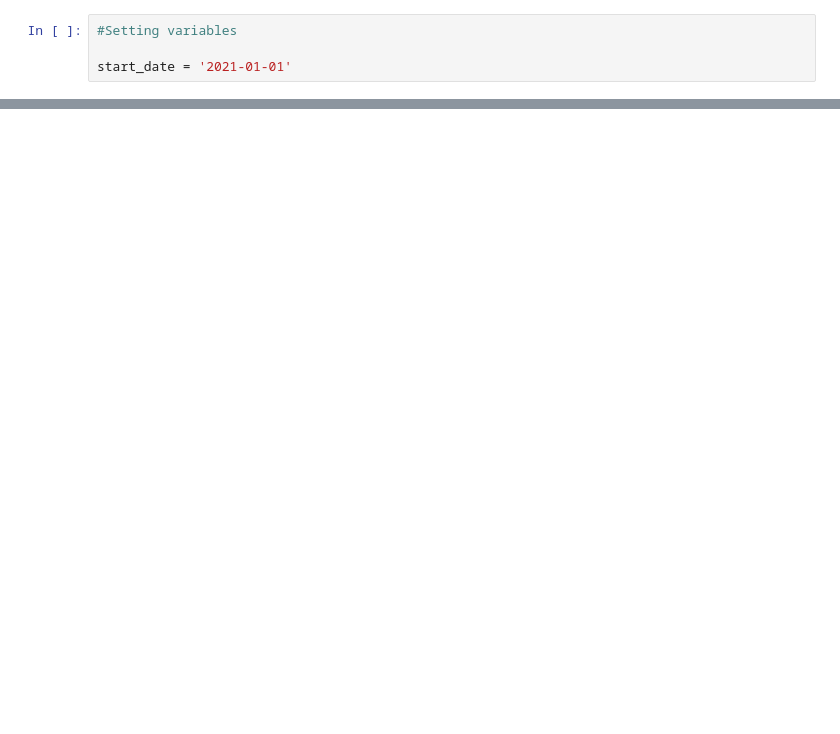
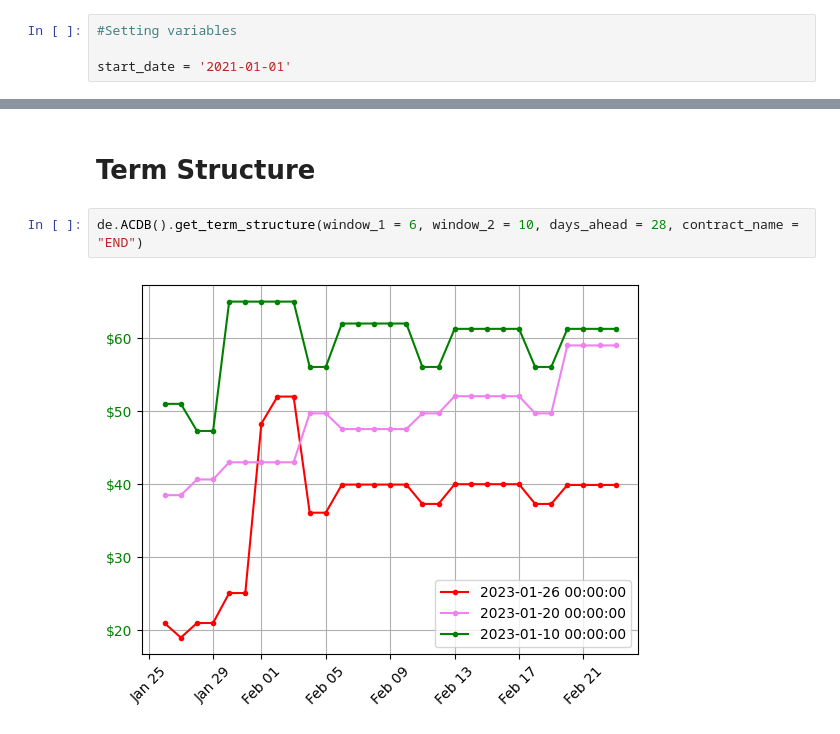
Before and after one commit to gsreeram1/Data_Pull, a Jupyter notebook: notebook.ipynb, the cells around one changed output, grey strips where cells are left out. Saved outputs shown, nothing was run; the diff lists cells and outputs as text; blank space fills up the shorter version.

```diff
--- a/notebook.ipynb
+++ b/notebook.ipynb
@@ -48,0 +112,6 @@ plt.show()
+# %% [markdown]
+# Term Structure
+# %%
+de.ACDB().get_term_structure(window_1 = 6, window_2 = 10, days_ahead = 28, contract_name = "END")
+# %% [output]
+[figure, added]
```
Also changed, not shown: parts of 15 cells of this notebook, 4 other files.
